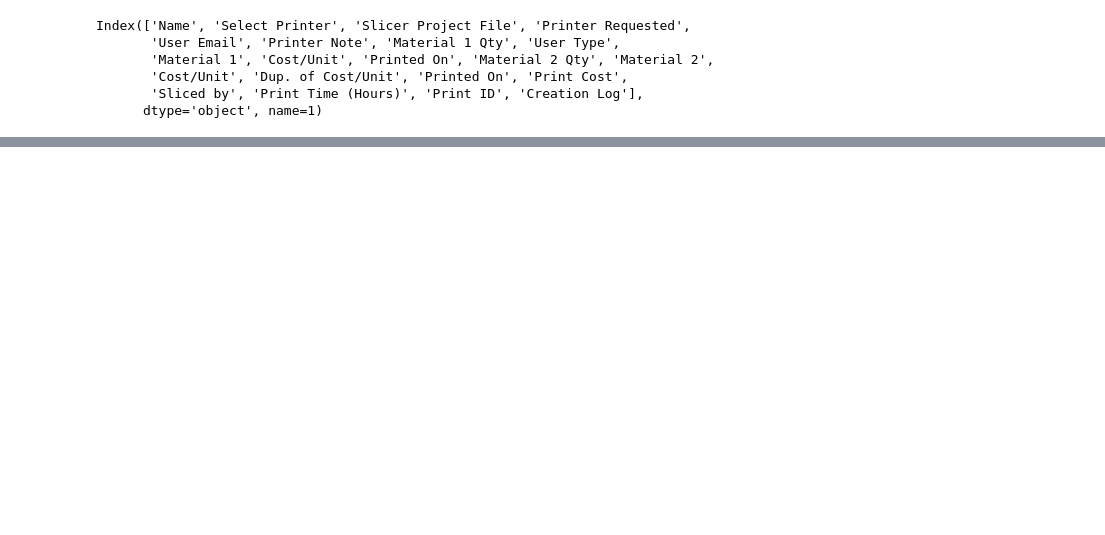
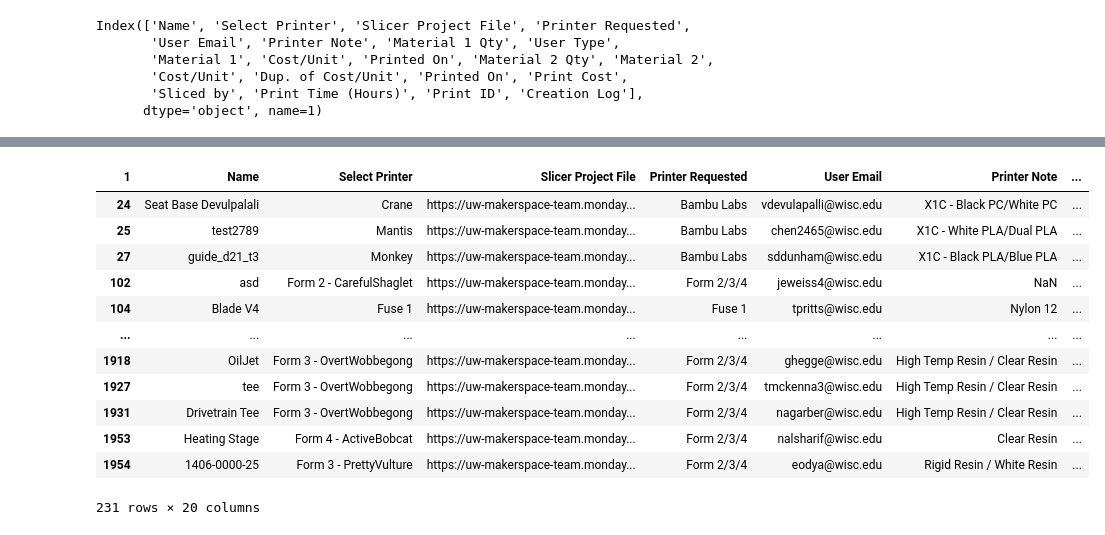
Before and after one commit to MarMar888/ECEDesignLabProj, a Jupyter notebook: MainClean.ipynb, the cells around one changed output, grey strips where cells are left out. Saved outputs shown, nothing was run; the diff lists cells and outputs as text; code cells hidden in the pictures; blank space fills up the shorter version.

```diff
--- a/MainClean.ipynb
+++ b/MainClean.ipynb
@@ -184,3 +142,20 @@ df.drop(columns=['Dup. of Cost/Unit'], inplace=True)
+# %%
+rows_with_nulls = df[df.isnull().any(axis=1)]
+rows_with_nulls
+# %% [output]
+| 1 | Name | Select Printer | Slicer Project File | Printer Requested | User Email | Printer Note | ... |
+| 24 | Seat Base Devulpalali | Crane | https://uw-makerspace-team.monday... | Bambu Labs | vdevulapalli@wisc.edu | X1C - Black PC/White PC | ... |
+| 25 | test2789 | Mantis | https://uw-makerspace-team.monday... | Bambu Labs | chen2465@wisc.edu | X1C - White PLA/Dual PLA | ... |
+| 27 | guide_d21_t3 | Monkey | https://uw-makerspace-team.monday... | Bambu Labs | sddunham@wisc.edu | X1C - Black PLA/Blue PLA | ... |
+| 102 | asd | Form 2 - CarefulShaglet | https://uw-makerspace-team.monday... | Form 2/3/4 | jeweiss4@wisc.edu | NaN | ... |
+| 104 | Blade V4 | Fuse 1 | https://uw-makerspace-team.monday... | Fuse 1 | tpritts@wisc.edu | Nylon 12 | ... |
+| ... | ... | ... | ... | ... | ... | ... | ... |
+| 1918 | OilJet | Form 3 - OvertWobbegong | https://uw-makerspace-team.monday... | Form 2/3/4 | ghegge@wisc.edu | High Temp Resin / Clear Resin | ... |
+| 1927 | tee | Form 3 - OvertWobbegong | https://uw-makerspace-team.monday... | Form 2/3/4 | tmckenna3@wisc.edu | High Temp Resin / Clear Resin | ... |
+| 1931 | Drivetrain Tee | Form 3 - OvertWobbegong | https://uw-makerspace-team.monday... | Form 2/3/4 | nagarber@wisc.edu | High Temp Resin / Clear Resin | ... |
+| 1953 | Heating Stage | Form 4 - ActiveBobcat | https://uw-makerspace-team.monday... | Form 2/3/4 | nalsharif@wisc.edu | Clear Resin | ... |
+| 1954 | 1406-0000-25 | Form 3 - PrettyVulture | https://uw-makerspace-team.monday... | Form 2/3/4 | eodya@wisc.edu | Rigid Resin / White Resin | ... |
+231 rows × 20 columns
 # %%
 df.columns
 # %% [output]
```
Also changed, not shown: parts of 32 cells of this notebook, 2 other files.
